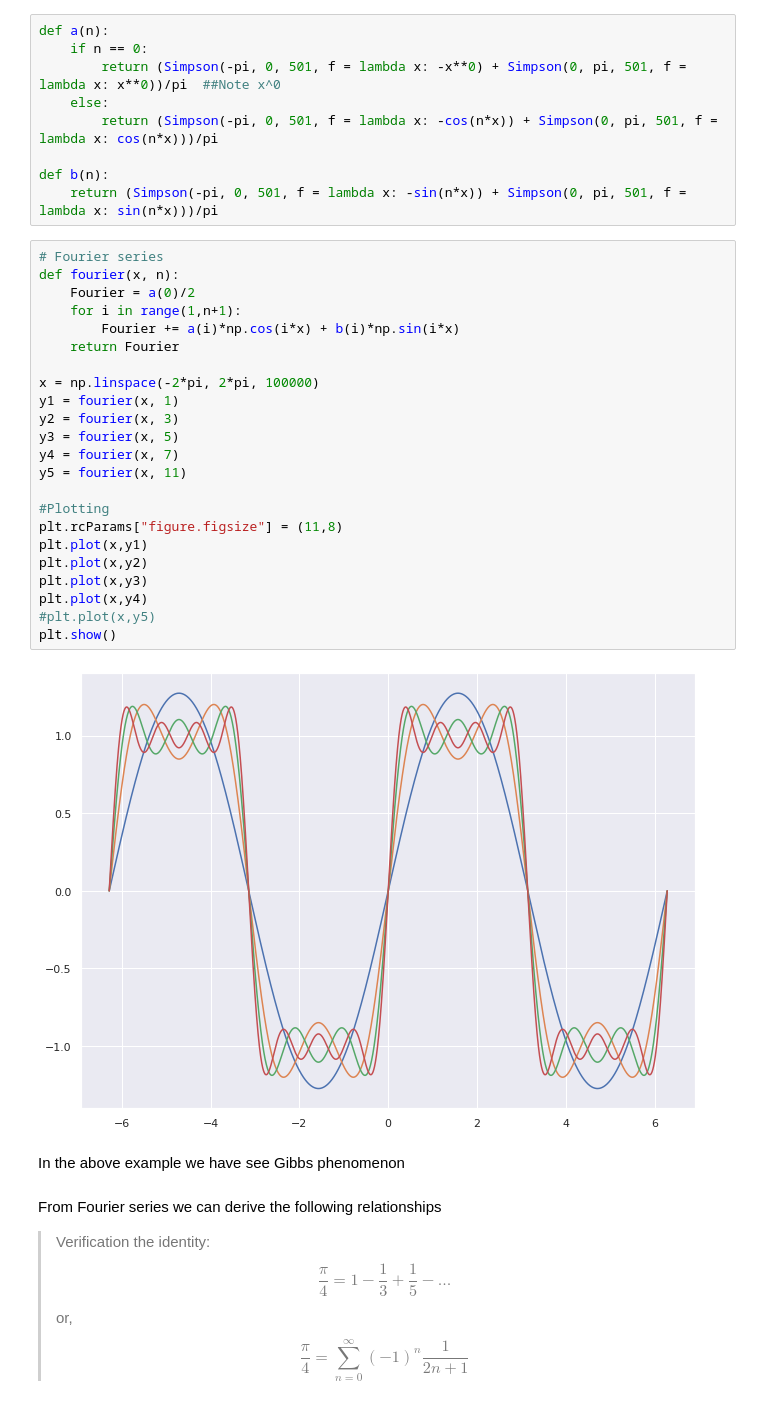
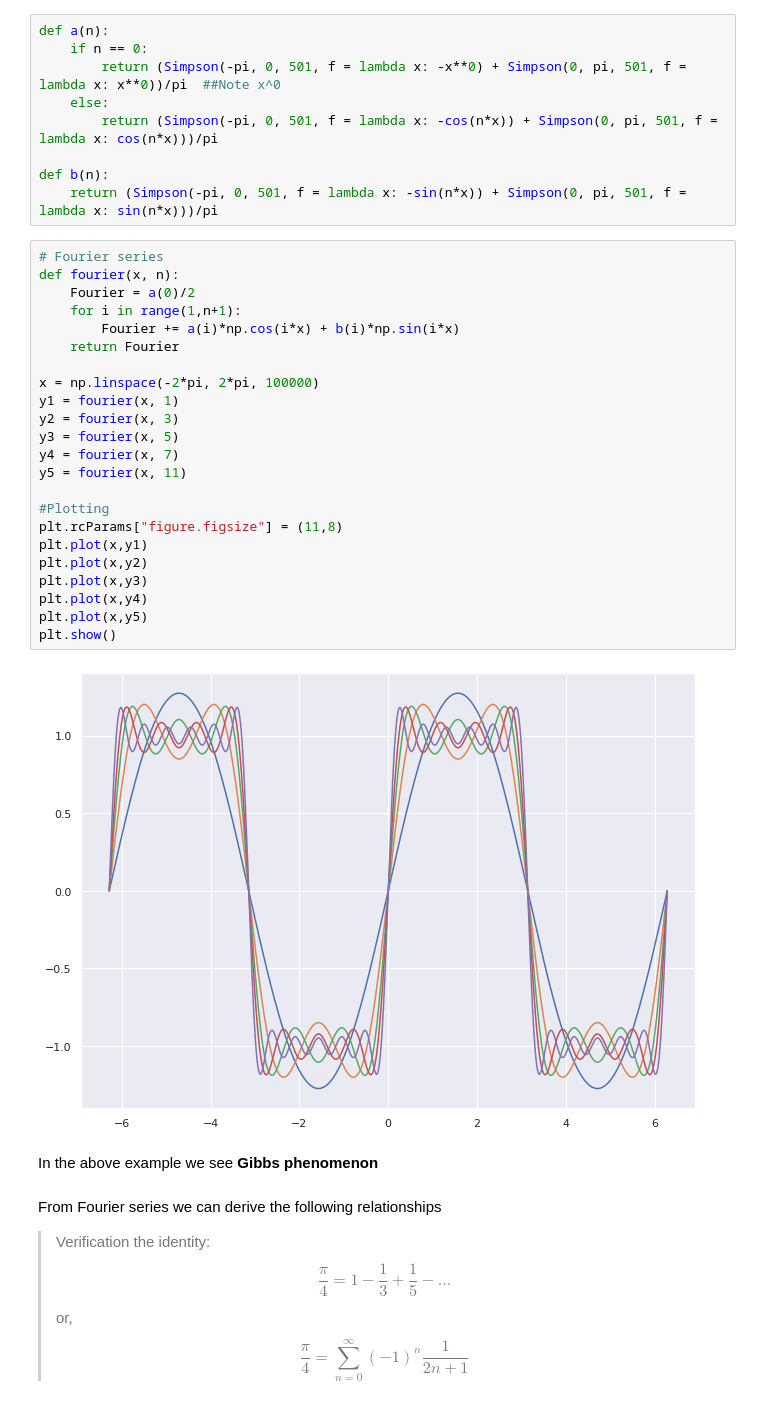
Before and after one commit to Souvik-0612/Fourier, a Jupyter notebook: Fourier series.ipynb, the cells around one changed output. Cells and saved outputs as stored; diff of their text form.

```diff
--- a/Fourier series.ipynb
+++ b/Fourier series.ipynb
@@ -280,30 +280,30 @@ def b(n):
 # %%
 # Fourier series
 def fourier(x, n):
     Fourier = a(0)/2
     for i in range(1,n+1):
         Fourier += a(i)*np.cos(i*x) + b(i)*np.sin(i*x)
     return Fourier
 
 x = np.linspace(-2*pi, 2*pi, 100000)
 y1 = fourier(x, 1)
 y2 = fourier(x, 3)
 y3 = fourier(x, 5)
 y4 = fourier(x, 7)
 y5 = fourier(x, 11)
 
 #Plotting
 plt.rcParams["figure.figsize"] = (11,8)
 plt.plot(x,y1)
 plt.plot(x,y2)
 plt.plot(x,y3)
 plt.plot(x,y4)
-#plt.plot(x,y5)
+plt.plot(x,y5)
 plt.show()
 # %% [output]
-[figure, old version]
+[figure, new version]
 # %% [markdown]
-In the above example we have see Gibbs phenomenon
+In the above example we see **Gibbs phenomenon**
 # %% [markdown]
 From Fourier series we can derive the following relationships
 > Verification the identity:
```
Also changed, not shown: parts of 14 cells of this notebook.
